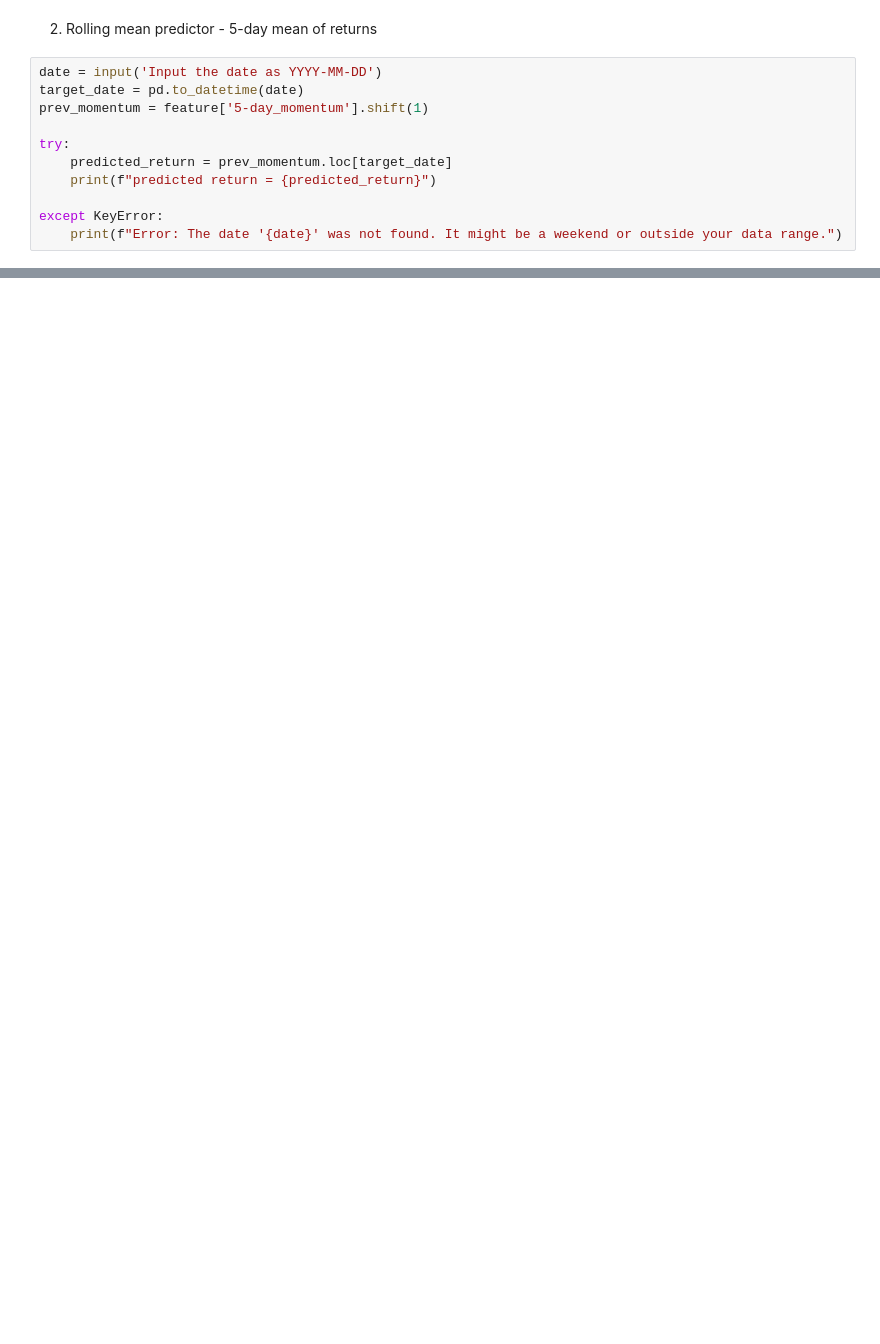
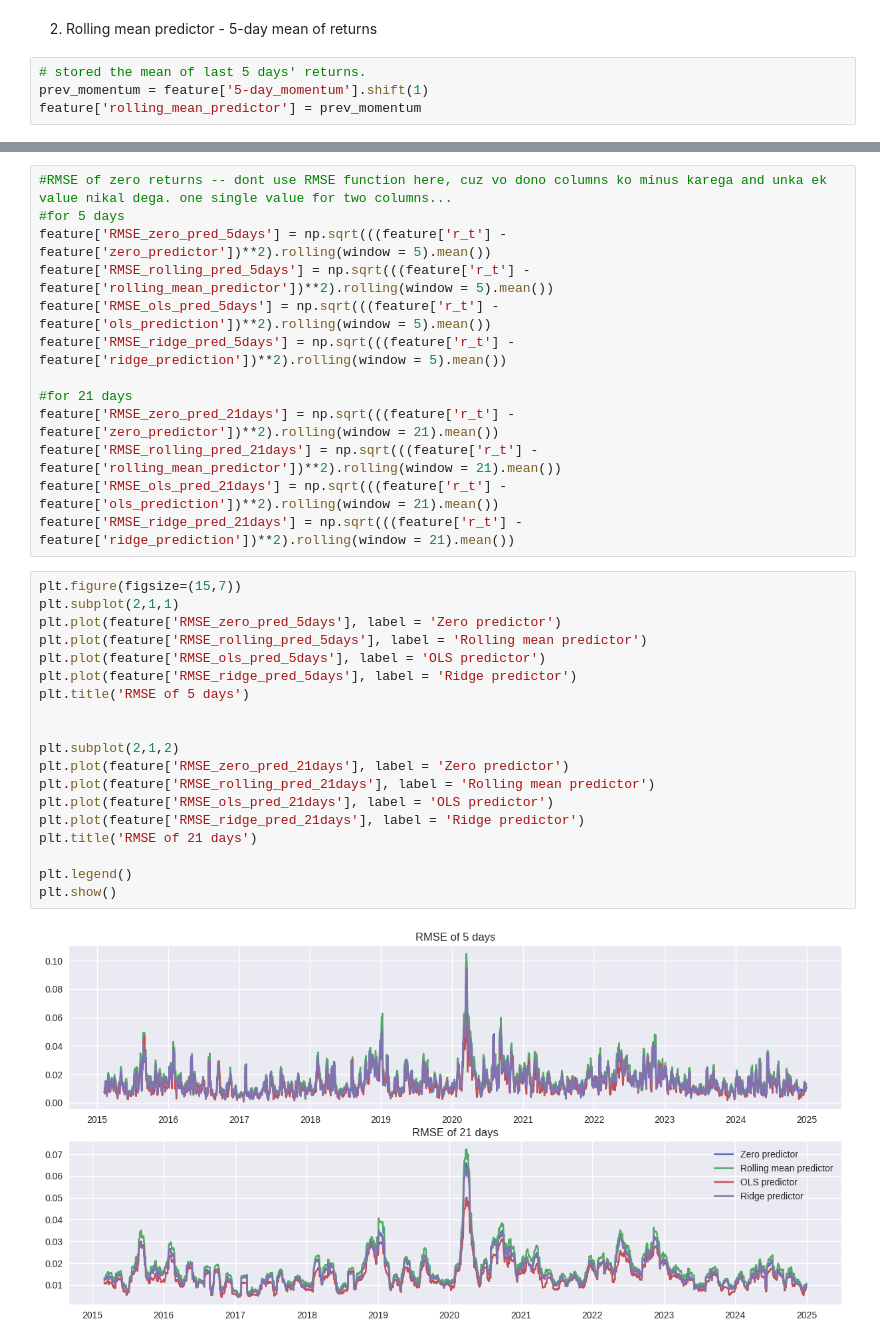
Before and after one commit to MaulikJain07/Predict2Optimize-WiDS-2025, a Jupyter notebook: week2/week2_analysis.ipynb, the cells around one changed output, grey strips where cells are left out. Cells and saved outputs as stored; diff of their text form; blank space fills up the shorter version.

Commit message:
Did most of it, except the bonus parts

```diff
--- a/week2/week2_analysis.ipynb
+++ b/week2/week2_analysis.ipynb
@@ -59,13 +42,6 @@ predicted return = 0
 # %% [markdown]
 2. Rolling mean predictor - 5-day mean of returns
 # %%
-date = input('Input the date as YYYY-MM-DD')
-target_date = pd.to_datetime(date)
+# stored the mean of last 5 days' returns.
 prev_momentum = feature['5-day_momentum'].shift(1)
-
-try:
-    predicted_return = prev_momentum.loc[target_date]
-    print(f"predicted return = {predicted_return}")
-
-except KeyError:
-    print(f"Error: The date '{date}' was not found. It might be a weekend or outside your data range.")
+feature['rolling_mean_predictor'] = prev_momentum
@@ -73,0 +84,34 @@ predicted return = 0.008654951791642397
+# %%
+#RMSE of zero returns -- dont use RMSE function here, cuz vo dono columns ko minus karega and unka ek value nikal dega. one single value for two columns...
+#for 5 days
+feature['RMSE_zero_pred_5days'] = np.sqrt(((feature['r_t'] - feature['zero_predictor'])**2).rolling(window = 5).mean())
+feature['RMSE_rolling_pred_5days'] = np.sqrt(((feature['r_t'] - feature['rolling_mean_predictor'])**2).rolling(window = 5).mean())
+feature['RMSE_ols_pred_5days'] = np.sqrt(((feature['r_t'] - feature['ols_prediction'])**2).rolling(window = 5).mean())
+feature['RMSE_ridge_pred_5days'] = np.sqrt(((feature['r_t'] - feature['ridge_prediction'])**2).rolling(window = 5).mean())
+
+#for 21 days
+feature['RMSE_zero_pred_21days'] = np.sqrt(((feature['r_t'] - feature['zero_predictor'])**2).rolling(window = 21).mean())
+feature['RMSE_rolling_pred_21days'] = np.sqrt(((feature['r_t'] - feature['rolling_mean_predictor'])**2).rolling(window = 21).mean())
+feature['RMSE_ols_pred_21days'] = np.sqrt(((feature['r_t'] - feature['ols_prediction'])**2).rolling(window = 21).mean())
+feature['RMSE_ridge_pred_21days'] = np.sqrt(((feature['r_t'] - feature['ridge_prediction'])**2).rolling(window = 21).mean())
+# %%
+plt.figure(figsize=(15,7))
+plt.subplot(2,1,1)
+plt.plot(feature['RMSE_zero_pred_5days'], label = 'Zero predictor')
+plt.plot(feature['RMSE_rolling_pred_5days'], label = 'Rolling mean predictor')
+plt.plot(feature['RMSE_ols_pred_5days'], label = 'OLS predictor')
+plt.plot(feature['RMSE_ridge_pred_5days'], label = 'Ridge predictor')
+plt.title('RMSE of 5 days')
+
+
+plt.subplot(2,1,2)
+plt.plot(feature['RMSE_zero_pred_21days'], label = 'Zero predictor')
+plt.plot(feature['RMSE_rolling_pred_21days'], label = 'Rolling mean predictor')
+plt.plot(feature['RMSE_ols_pred_21days'], label = 'OLS predictor')
+plt.plot(feature['RMSE_ridge_pred_21days'], label = 'Ridge predictor')
+plt.title('RMSE of 21 days')
+
+plt.legend()
+plt.show()
+# %% [output]
+[figure, added]
```
Also changed, not shown: parts of 12 cells of this notebook.
